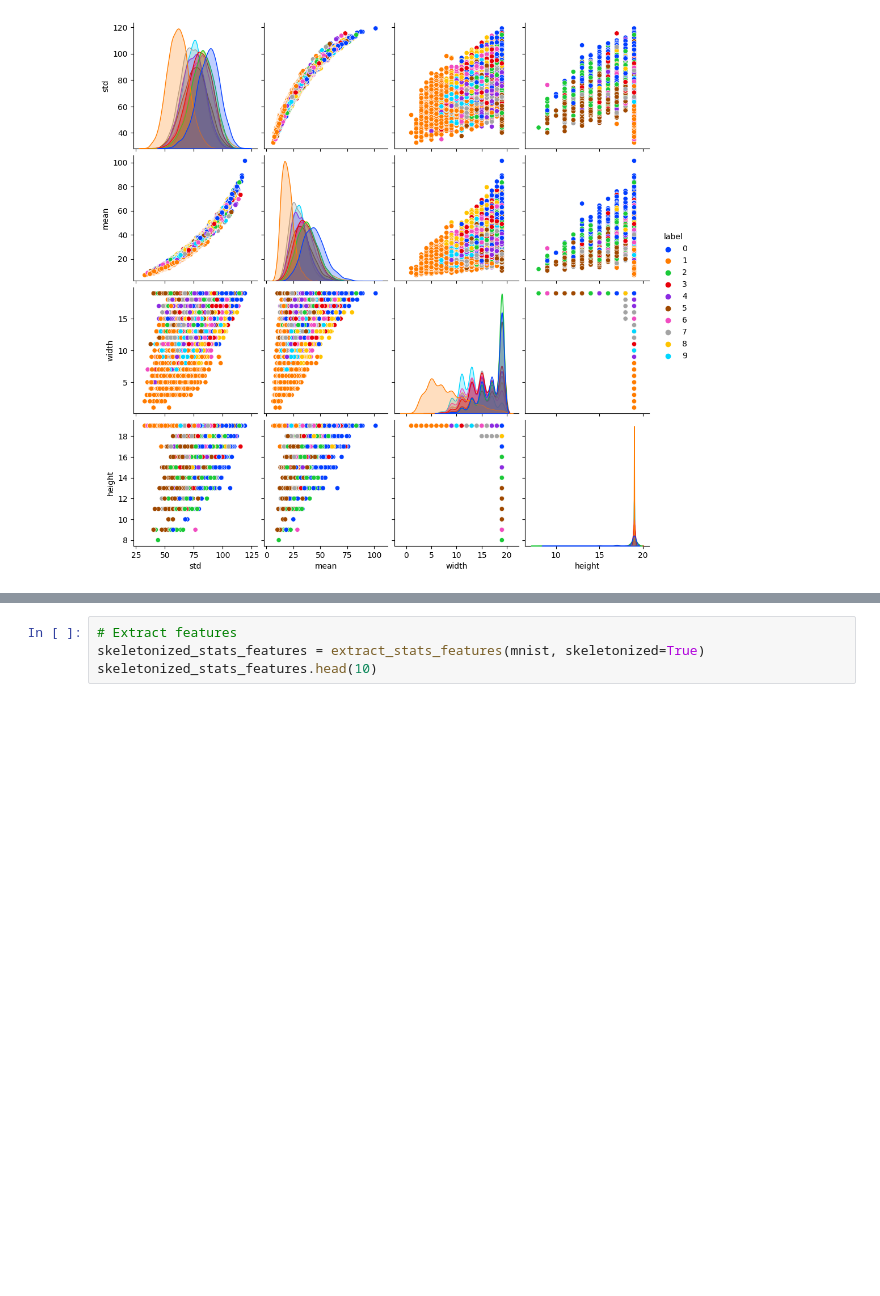
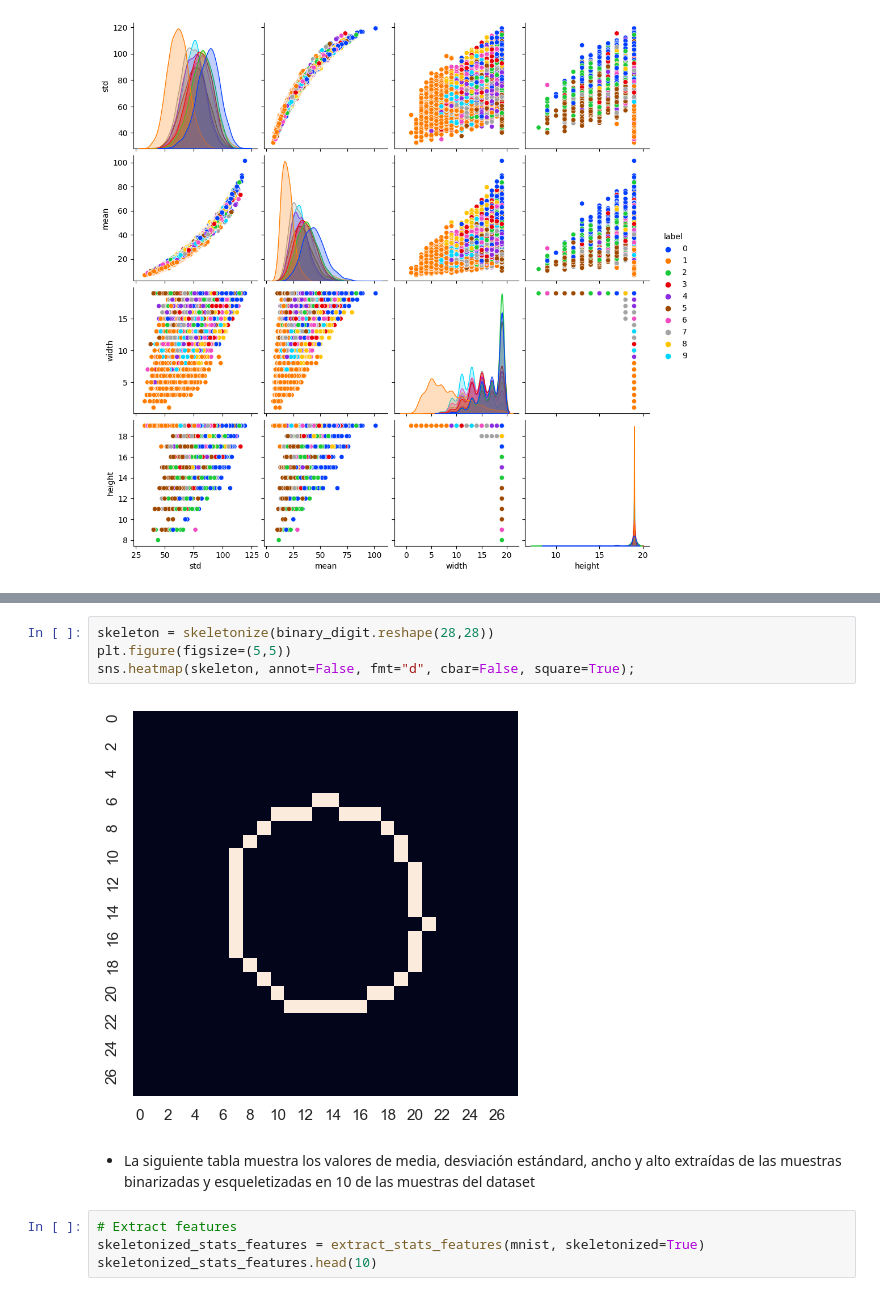
Before and after one commit to Diego-Hiriart/AI-2-Course-Project_HiPaCoSaEsGa, a Jupyter notebook: A_ABET_CourseProject_HiPaCoSaEsGa.ipynb, the cells around one changed output, grey strips where cells are left out. Saved outputs shown, nothing was run; the diff lists cells and outputs as text; blank space fills up the shorter version.

```diff
--- a/A_ABET_CourseProject_HiPaCoSaEsGa.ipynb
+++ b/A_ABET_CourseProject_HiPaCoSaEsGa.ipynb
@@ -244,3 +290,11 @@ plt.show()
+# %%
+skeleton = skeletonize(binary_digit.reshape(28,28))
+plt.figure(figsize=(5,5))
+sns.heatmap(skeleton, annot=False, fmt="d", cbar=False, square=True);
+# %% [output]
+[figure, added]
+# %% [markdown]
+- La siguiente tabla muestra los valores de media, desviación estándard, ancho y alto extraídas de las muestras binarizadas y esqueletizadas en 10 de las muestras del dataset
 # %%
 # Extract features
 skeletonized_stats_features = extract_stats_features(mnist, skeletonized=True)
```
Also changed, not shown: parts of 61 cells of this notebook, 1 other file.
